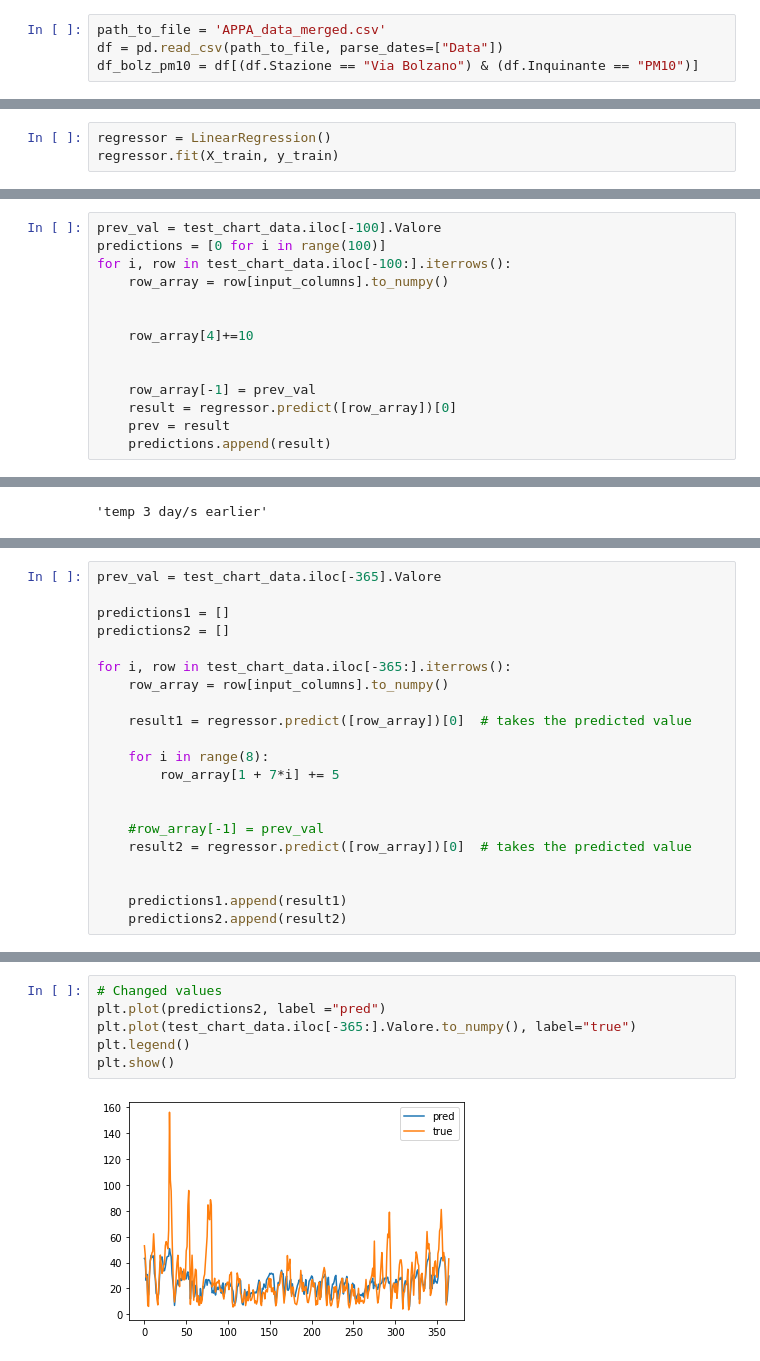
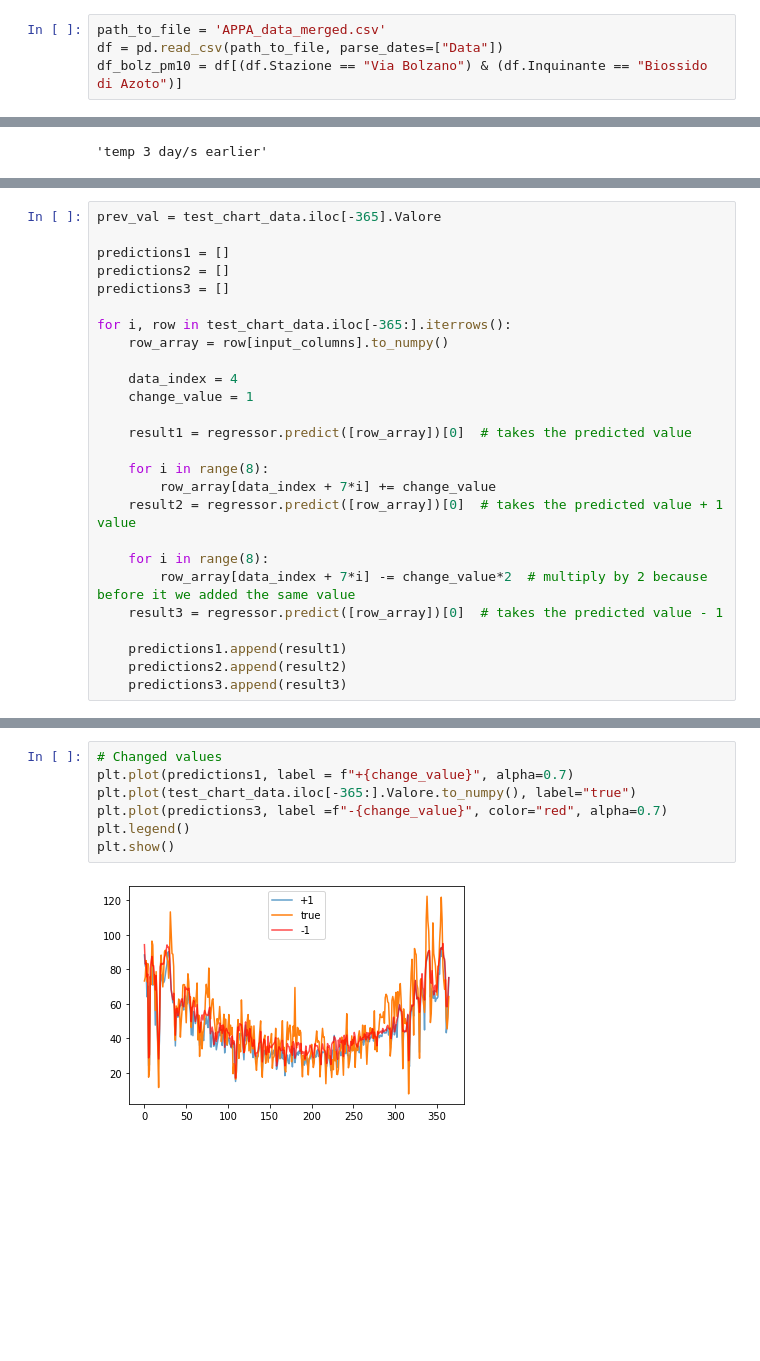
Before and after one commit to WebValley2022/first-challenge, a Jupyter notebook: linear-regression.ipynb, the cells around one changed output, grey strips where cells are left out. Saved outputs shown, nothing was run; the diff lists cells and outputs as text; blank space fills up the shorter version.

Commit message:
Updated the model to be used also decresing some values

```diff
--- a/linear-regression.ipynb
+++ b/linear-regression.ipynb
@@ -15,7 +15,7 @@ CURRENT_LOCATION = "bolz"
 # %%
 path_to_file = 'APPA_data_merged.csv'
 df = pd.read_csv(path_to_file, parse_dates=["Data"])
-df_bolz_pm10 = df[(df.Stazione == "Via Bolzano") & (df.Inquinante == "PM10")]
+df_bolz_pm10 = df[(df.Stazione == "Via Bolzano") & (df.Inquinante == "Biossido di Azoto")]
 # %%
 station_list = df.Stazione.unique()
 pollutants_per_station = {}
@@ -304,3 +225,0 @@ X.shape
-# %%
-regressor = LinearRegression()
-regressor.fit(X_train, y_train)
@@ -410,14 +225,0 @@ input_columns
-# %%
-prev_val = test_chart_data.iloc[-100].Valore
-predictions = [0 for i in range(100)]
-for i, row in test_chart_data.iloc[-100:].iterrows():
-    row_array = row[input_columns].to_numpy()
-
-
-    row_array[4]+=10
-
-
-    row_array[-1] = prev_val
-    result = regressor.predict([row_array])[0]
-    prev = result
-    predictions.append(result)
@@ -604,20 +369,25 @@ prev_val = test_chart_data.iloc[-365].Valore
 
 predictions1 = []
 predictions2 = []
+predictions3 = []
 
 for i, row in test_chart_data.iloc[-365:].iterrows():
     row_array = row[input_columns].to_numpy()
 
+    data_index = 4
+    change_value = 1
+
     result1 = regressor.predict([row_array])[0]  # takes the predicted value
 
     for i in range(8):
-        row_array[1 + 7*i] += 5
+        row_array[data_index + 7*i] += change_value
+    result2 = regressor.predict([row_array])[0]  # takes the predicted value + 1 value
 
-
-    #row_array[-1] = prev_val
-    result2 = regressor.predict([row_array])[0]  # takes the predicted value
-
+    for i in range(8):
+        row_array[data_index + 7*i] -= change_value*2  # multiply by 2 because before it we added the same value
+    result3 = regressor.predict([row_array])[0]  # takes the predicted value - 1
 
     predictions1.append(result1)
     predictions2.append(result2)
+    predictions3.append(result3)
 # %%
@@ -661,11 +428,12 @@ plt.show()
 # %%
 # Changed values
-plt.plot(predictions2, label ="pred")
+plt.plot(predictions1, label = f"+{change_value}", alpha=0.7)
 plt.plot(test_chart_data.iloc[-365:].Valore.to_numpy(), label="true")
+plt.plot(predictions3, label =f"-{change_value}", color="red", alpha=0.7)
 plt.legend()
 plt.show()
 # %% [output]
-[figure, old version]
+[figure, new version]
 # %%
 # Difference between real values and modified vales
 
```
Also changed, not shown: parts of 51 cells of this notebook.
